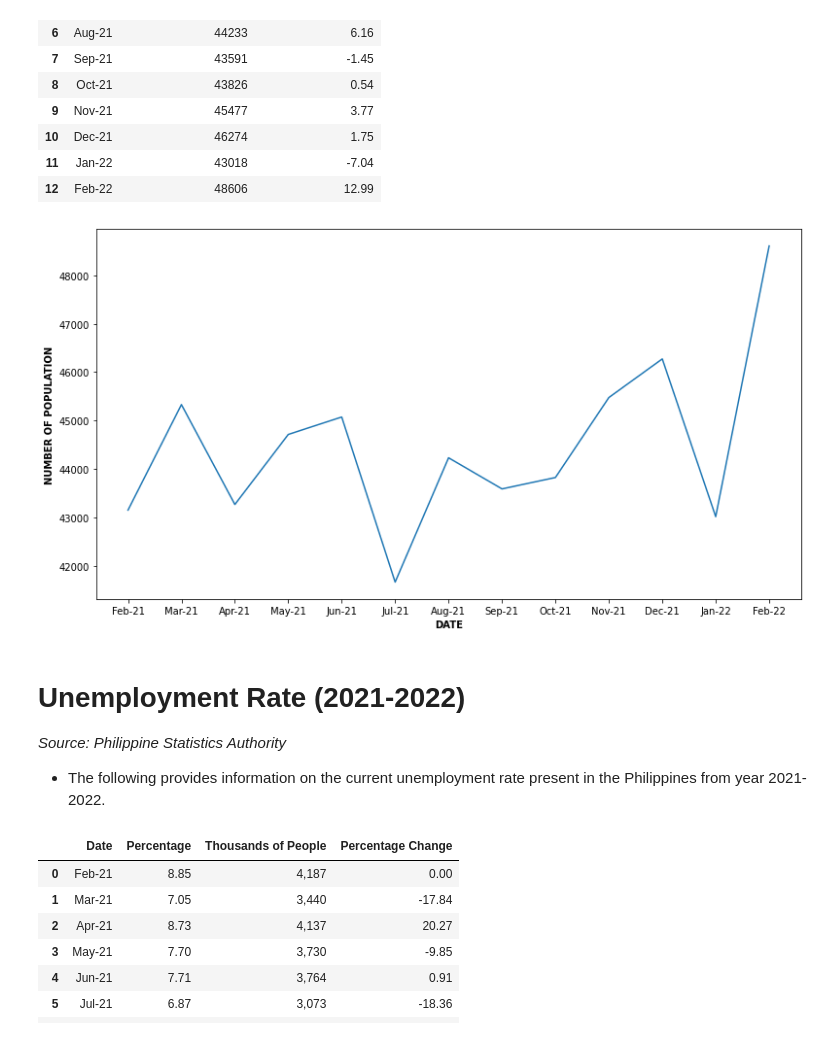
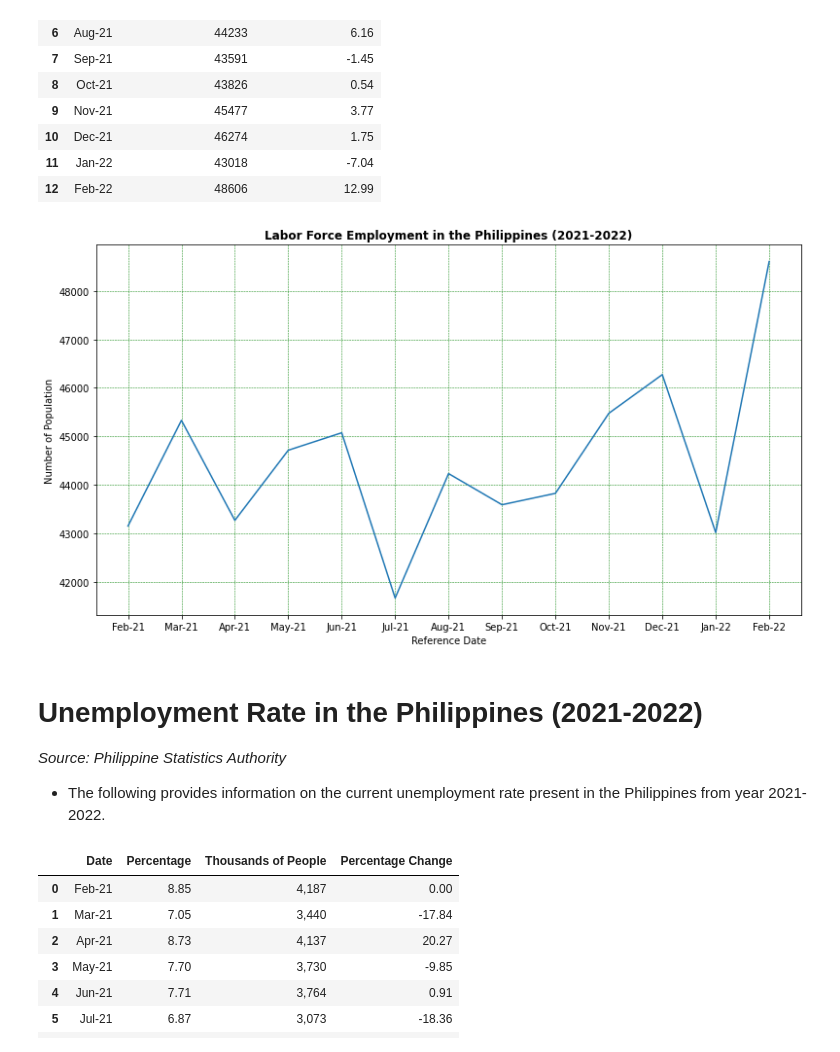
Before and after one commit to kryzlerahne/IT3205_FilipinoDataAlliance, a Jupyter notebook: Codes/The_Future_Pay_Visualizations.ipynb, the cells around one changed output. Saved outputs shown, nothing was run; the diff lists cells and outputs as text; code cells hidden in the pictures.

Commit message:
Added New Visualizations

```diff
--- a/Codes/The_Future_Pay_Visualizations.ipynb
+++ b/Codes/The_Future_Pay_Visualizations.ipynb
@@ -32,17 +32,19 @@ display(df.iloc[0:, 0:3])
 # %%
 Date = df["Date"]
 People = df["Thousands of People"]
 f = plt.figure()
 f.set_figwidth(13)
 f.set_figheight(7)
 plt.plot(Date, People)
-plt.xlabel("DATE", fontweight="bold")
-plt.ylabel("NUMBER OF POPULATION", fontweight="bold")
+plt.title("Labor Force Employment in the Philippines (2021-2022)", fontweight="bold")
+plt.xlabel("Reference Date")
+plt.ylabel("Number of Population")
+plt.grid(color = 'green', linestyle = '--', linewidth = 0.5)
 plt.show()
 # %% [output]
-[figure, old version]
+[figure, new version]
 # %% [markdown]
-# Unemployment Rate (2021-2022)
+# Unemployment Rate in the Philippines (2021-2022)
 *Source: Philippine Statistics Authority*
 
 
```
Also changed, not shown: parts of 5 cells of this notebook.
